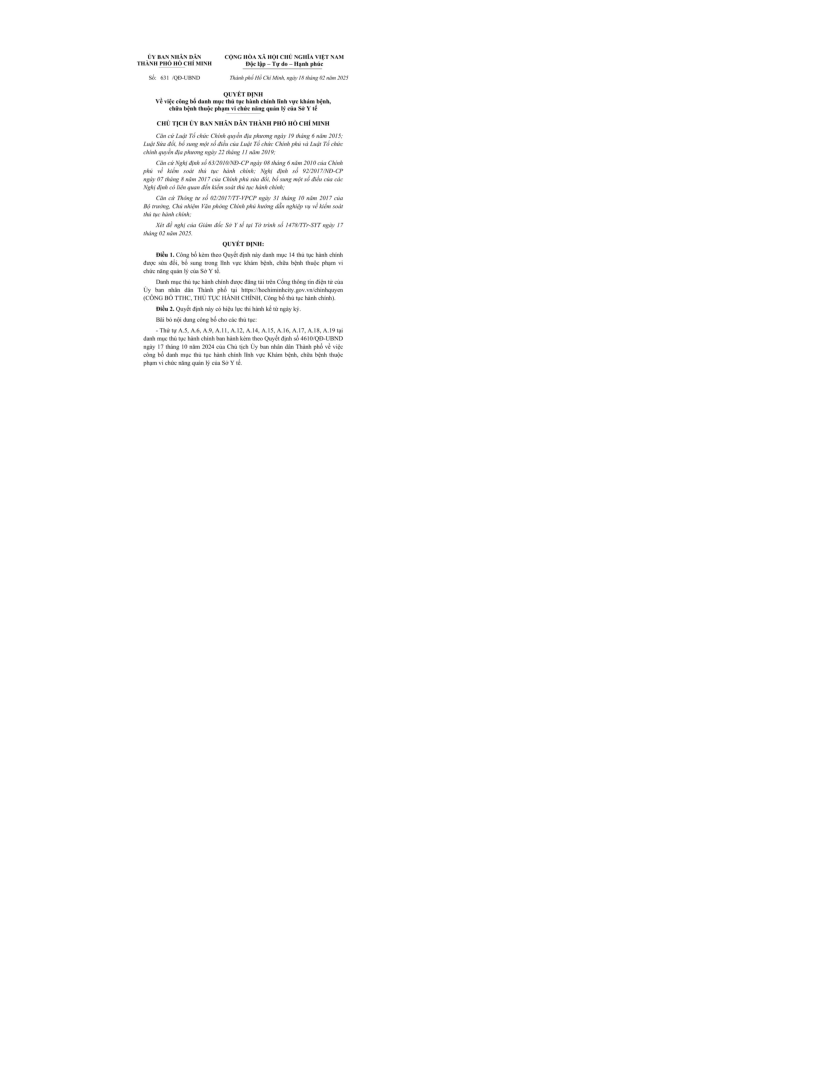
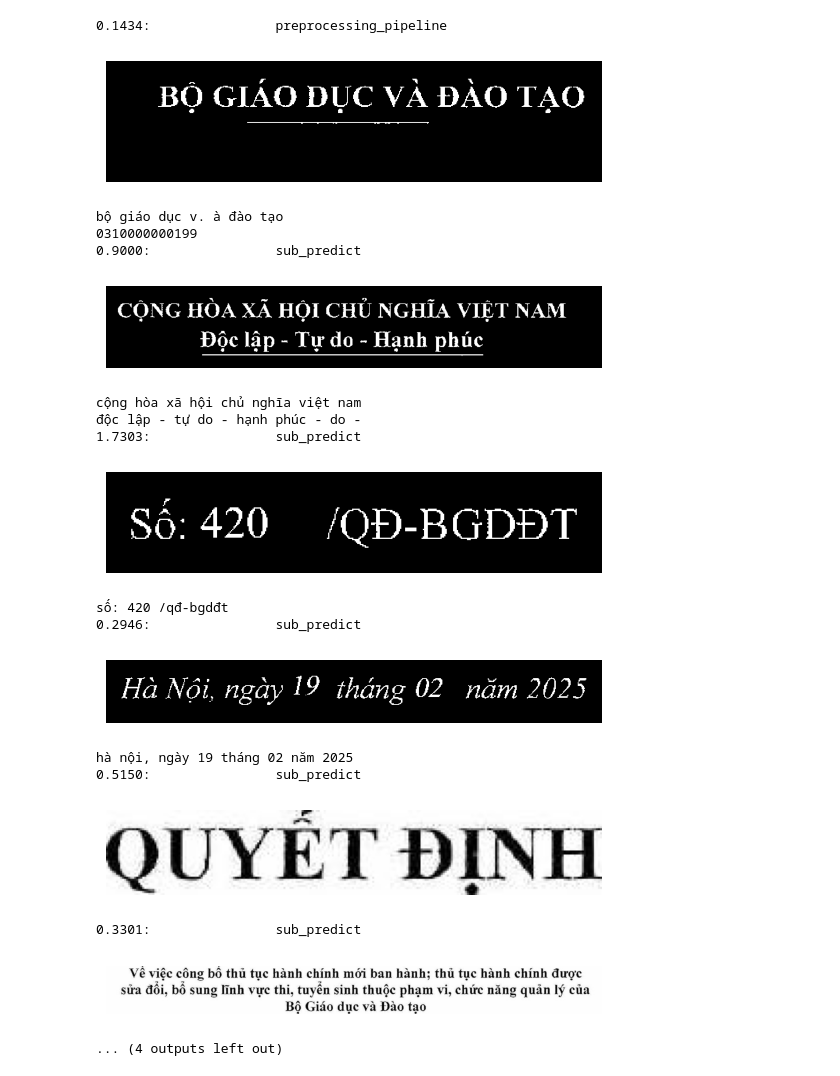
Before and after one commit to namn44241/OCR_Vietocr, a Jupyter notebook: test.ipynb, the cells around one changed output. Saved outputs shown, nothing was run; the diff lists cells and outputs as text; code cells hidden in the pictures; blank space fills up the shorter version.

Commit message:
add multi models

```diff
--- a/test.ipynb
+++ b/test.ipynb
@@ -10,9 +9,27 @@ Model weight C:\Users\dinhd\AppData\Local\Temp\vgg_transformer.pth exsits. Ignor
+# %%
+ocr_model = OCR()
 # %%
 files = os.listdir("./data/img_data")
 file = random.choice(files)
-img = cv2.imread(f"./data/img_data/{file}")
 
-display_img(img)
-ocr.predict(img)
+ocr_model.forward(os.path.join("./data/img_data", file))
 # %% [output]
+0.1434:                preprocessing_pipeline
-[figure, old version]
+[figure, new version]
+bộ giáo dục v. à đào tạo
+0310000000199
+0.9000:                sub_predict
+[figure, added]
+cộng hòa xã hội chủ nghĩa việt nam
+độc lập - tự do - hạnh phúc - do -
+1.7303:                sub_predict
+[figure, added]
+số: 420 /qđ-bgdđt
+0.2946:                sub_predict
+[figure, added]
+hà nội, ngày 19 tháng 02 năm 2025
+0.5150:                sub_predict
+[figure, added]
+0.3301:                sub_predict
+[figure, added]
+... (4 outputs left out)
```
Also changed, not shown: parts of 1 cell of this notebook, 21 other files.
